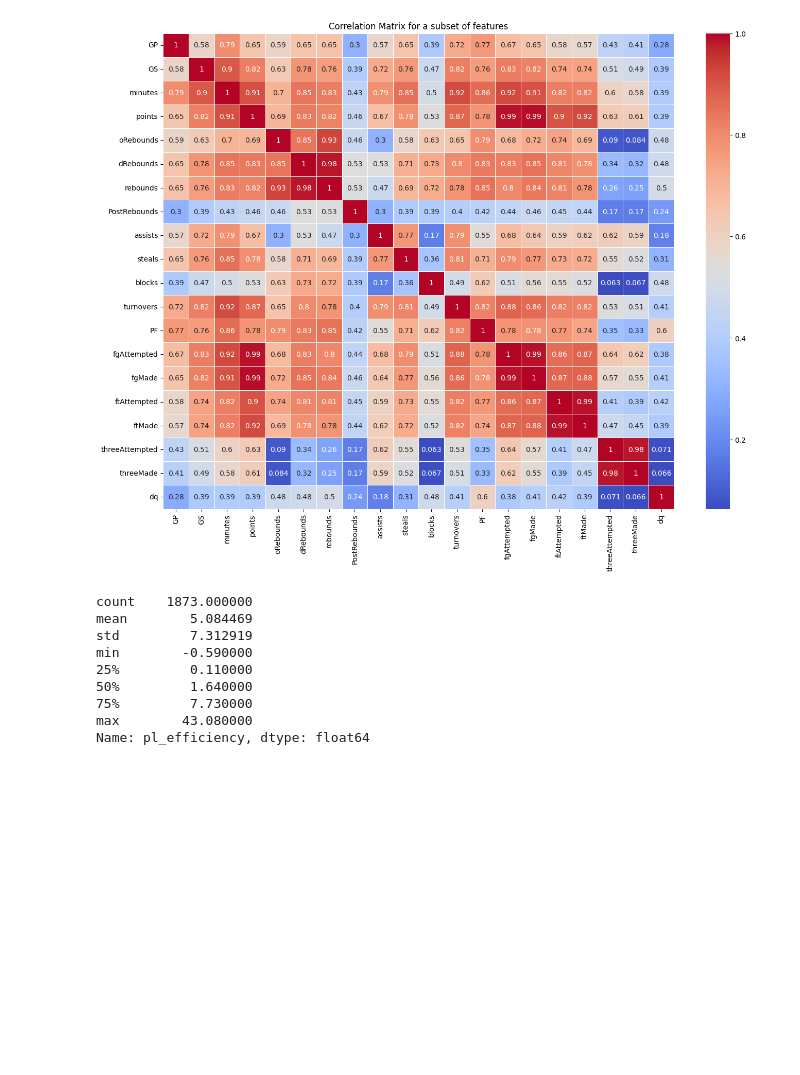
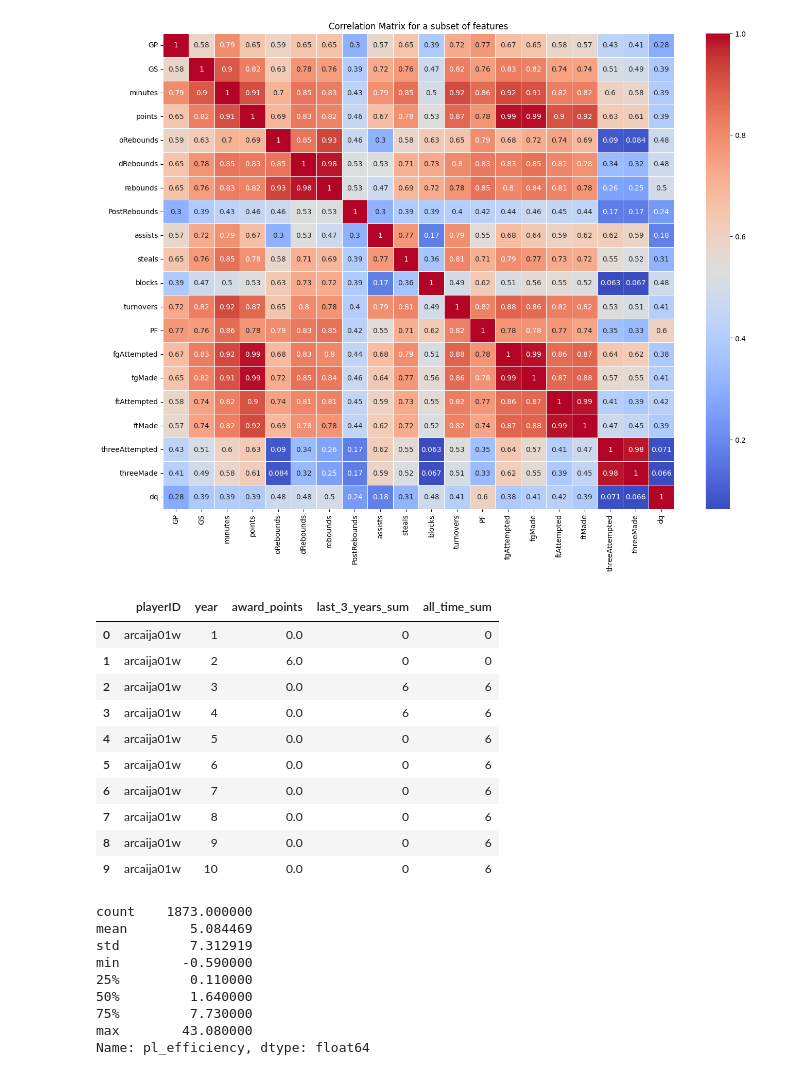
Before and after one commit to jmisidro/FEUP_ML, a Jupyter notebook: src/preparation.ipynb, the cells around one changed output. Drawn from its saved outputs; the diff is of its cells as text; code cells hidden in the pictures; blank space fills up the shorter version.

```diff
--- a/src/preparation.ipynb
+++ b/src/preparation.ipynb
@@ -167,15 +167,15 @@ grouped_df = awards_players.groupby(['playerID', 'year'], as_index=False)['award
 grouped_df = grouped_df.sort_values(by=['playerID', 'year'])
 
 
-def calculate_last_3_years_sum(player_id, year):
+def calculate_last_3_years_sum(player_id, year, column_name='award_points'):
     # Filter the DataFrame for the specific player
     player_data = grouped_df[grouped_df['playerID'] == player_id]
 
-    # Get the last 3 years including the current year
-    last_years = player_data[(player_data['year'] <= year) & (player_data['year'] > year - 3)]
+    # Get the last 3 years excluding the current year
+    last_years = player_data[(player_data['year'] < year) & (player_data['year'] > year - 3)]
 
     # Sum the award points, treating non-existent years as 0
-    total_points = last_years['award_points'].sum()  # Sum existing points
+    total_points = last_years[column_name].sum()  # Sum existing points
 
     return total_points
 
@@ -184,21 +184,21 @@ grouped_df['last_3_years_sum'] = grouped_df.apply(
     lambda row: calculate_last_3_years_sum(row['playerID'], row['year']), axis=1
 )
 
-# Calculate all_time_sum
-def calculate_all_time_sum(player_id, current_year):
+# Calculate all_time_sum (excluding the current year)
+def calculate_all_time_sum(player_id, current_year, column_name='award_points'):
     # Filter the DataFrame for the specific player
     player_data = grouped_df[grouped_df['playerID'] == player_id]
 
-    # Filter for years less than or equal to the current year
-    player_data_current_year = player_data[player_data['year'] <= current_year]
+    # Filter for years less than the current year
+    player_data_current_year = player_data[player_data['year'] < current_year]
 
     # Initialize a variable to hold the sum of award points
     total_points = 0
 
     # Iterate through the filtered DataFrame
     for index, row in player_data_current_year.iterrows():
-        if row["year"] <= current_year:  # Check if the year is less than 5
-            total_points += row["award_points"]  # Add award points to total_points
+        if row["year"] < current_year:  # Check if the year is less than current_year
+            total_points += row[column_name]  # Add award points to total_points
 
     return total_points
 
@@ -208,30 +208,44 @@ grouped_df['all_time_sum'] = grouped_df.apply(
 )
 
 # Create a DataFrame for years 1 to 10
 years = pd.DataFrame({'year': range(1, 11)})
 
 # Get unique player IDs
 unique_players = grouped_df['playerID'].unique()
 
 # Create a DataFrame with all combinations of playerIDs and years
 all_combinations = pd.MultiIndex.from_product([unique_players, years['year']], names=['playerID', 'year']).to_frame(index=False)
 
 # Merge with the grouped_df to get existing values
 merged_df = all_combinations.merge(
     grouped_df[['playerID', 'year', 'award_points']],
     on=['playerID', 'year'],
     how='left'
 )
 
 # Fill NaN values in 'award_points' with 0 (for years with no awards)
 merged_df['award_points'] = merged_df['award_points'].fillna(0)
 
 # Add the last_3_years_sum column
 merged_df['last_3_years_sum'] = merged_df.apply(
     lambda row: calculate_last_3_years_sum(row['playerID'], row['year']), axis=1
 )
 
 # Add the all_time_sum column
 merged_df['all_time_sum'] = merged_df.apply(
     lambda row: calculate_all_time_sum(row['playerID'], row['year']), axis=1
 )
+
+merged_df.head(10)
+# %% [output]
+|  | playerID | year | award_points | last_3_years_sum | all_time_sum |
+| 0 | arcaija01w | 1 | 0.0 | 0 | 0 |
+| 1 | arcaija01w | 2 | 6.0 | 0 | 0 |
+| 2 | arcaija01w | 3 | 0.0 | 6 | 6 |
+| 3 | arcaija01w | 4 | 0.0 | 6 | 6 |
+| 4 | arcaija01w | 5 | 0.0 | 0 | 6 |
+| 5 | arcaija01w | 6 | 0.0 | 0 | 6 |
+| 6 | arcaija01w | 7 | 0.0 | 0 | 6 |
+| 7 | arcaija01w | 8 | 0.0 | 0 | 6 |
+| 8 | arcaija01w | 9 | 0.0 | 0 | 6 |
+| 9 | arcaija01w | 10 | 0.0 | 0 | 6 |
```
Also changed, not shown: parts of 10 cells of this notebook, 8 other files.
